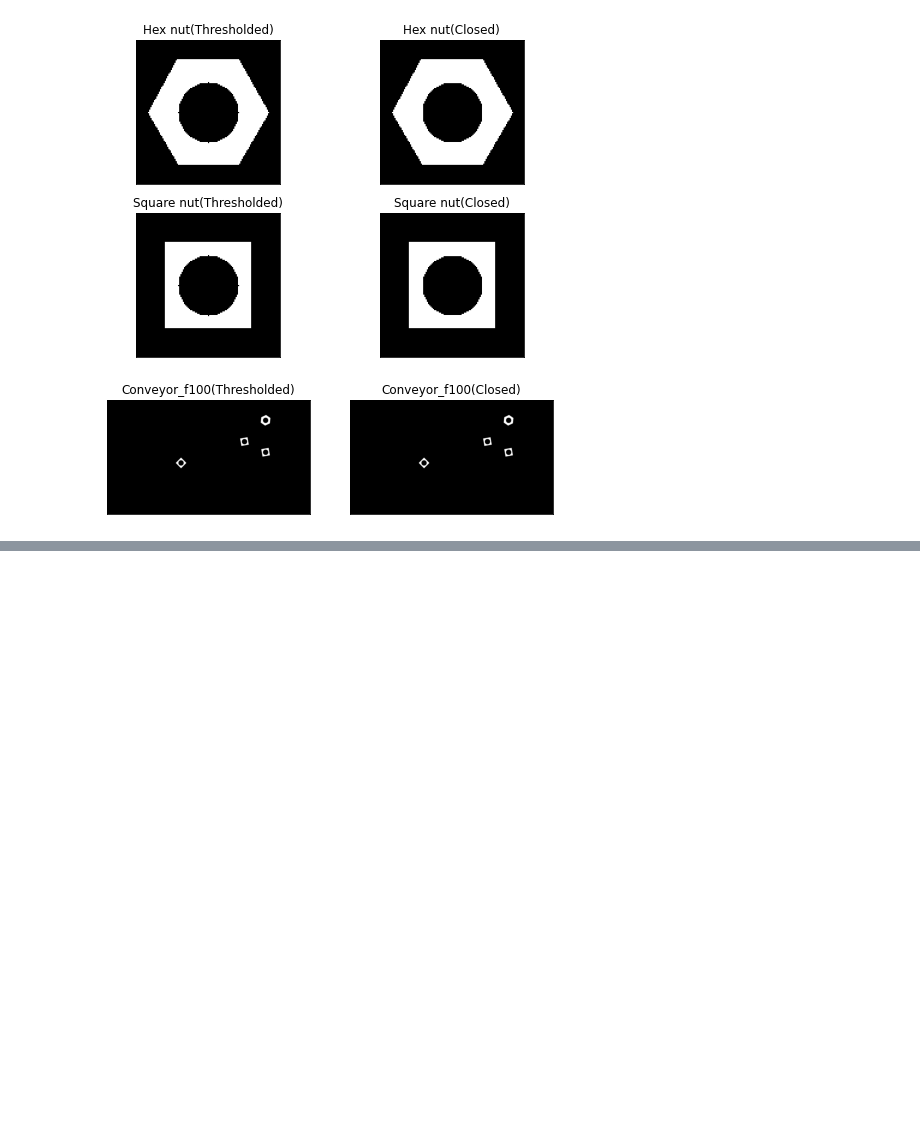
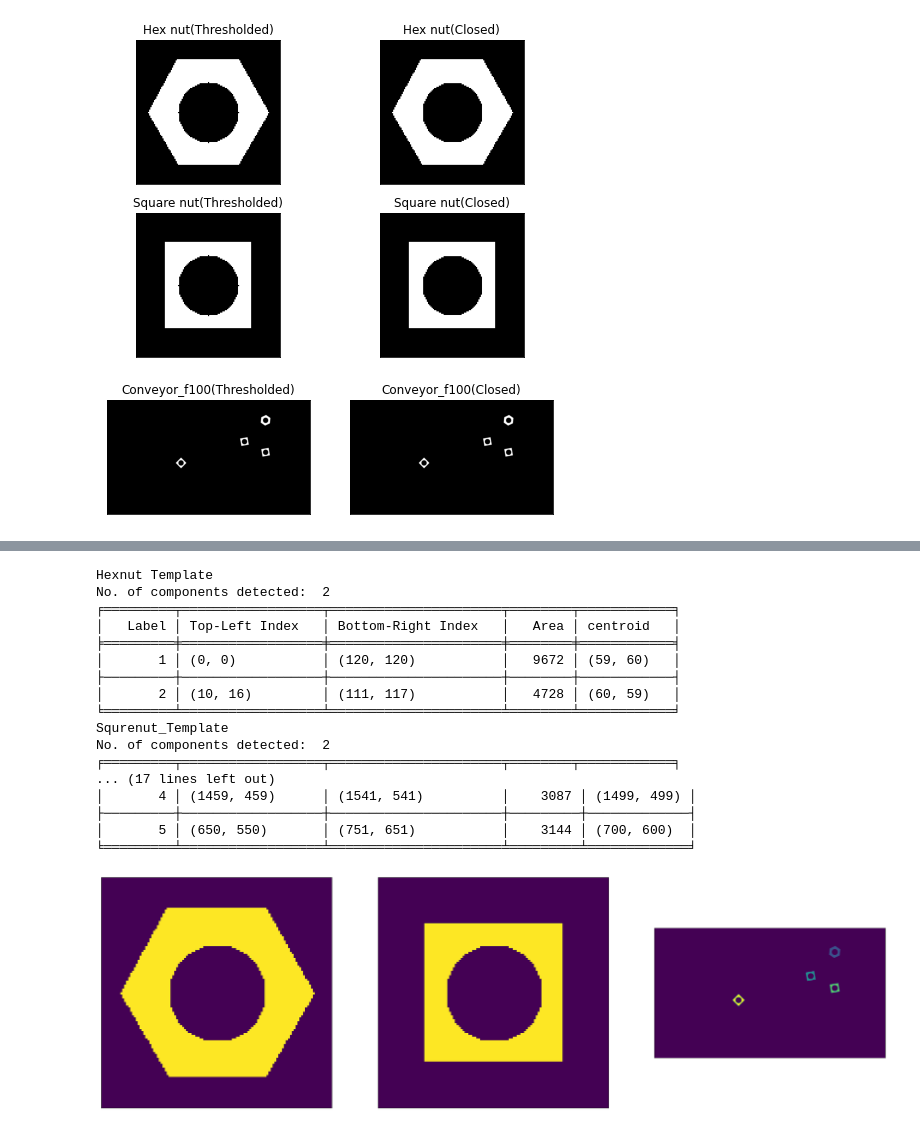
Before and after one commit to Uvin99/EN2550_Assignment3, a Jupyter notebook: Assignment3.ipynb, the cells around one changed output, grey strips where cells are left out. Cells and saved outputs as stored; diff of their text form; code cells hidden in the pictures; blank space fills up the shorter version.

```diff
--- a/Assignment3.ipynb
+++ b/Assignment3.ipynb
@@ -84,0 +92,45 @@ for i in range(3):
+# %%
+from tabulate import tabulate
+closed_imgs =  [closed_hexImg, closed_squreImg, closed_conveyor_f100]
+closed_titles = ["Hexnut Template ","Squrenut_Template","Conveyor_f100"]
+
+fig, ax = plt.subplots(1,3,figsize = (30,10))
+
+for i in range(3):
+    print(closed_titles[i])
+    retvals , labels, stats , centroids = cv.connectedComponentsWithStats(closed_imgs[i])
+    print("No. of components detected: ", retvals)
+    iterations = []
+    Headers = ["Label", "Top-Left Index","Bottom-Right Index","Area","centroid"]
+
+    for j in range(retvals):
+        x = round(stats[j, cv.CC_STAT_LEFT],2)
+        y = round(stats[j, cv.CC_STAT_TOP],2)
+        w = round(stats[j, cv.CC_STAT_WIDTH],2)
+        h = round(stats[j, cv.CC_STAT_HEIGHT],2)
+        area = round(stats[j,cv.CC_STAT_AREA])
+
+        iterations.append([j+1, (x,y),(x+w,y+w),area, (round(centroids[j][0]),round(centroids[j][1]))])
+    print(tabulate(iterations, headers = Headers, tablefmt='fancy_grid' ))
+
+    ax[i].imshow(labels )
+    ax[i].set_xticks([]), ax[i].set_yticks([])
+# %% [output]
+Hexnut Template
+No. of components detected:  2
+╒═════════╤══════════════════╤══════════════════════╤════════╤════════════╕
+│   Label │ Top-Left Index   │ Bottom-Right Index   │   Area │ centroid   │
+╞═════════╪══════════════════╪══════════════════════╪════════╪════════════╡
+│       1 │ (0, 0)           │ (120, 120)           │   9672 │ (59, 60)   │
+├─────────┼──────────────────┼──────────────────────┼────────┼────────────┤
+│       2 │ (10, 16)         │ (111, 117)           │   4728 │ (60, 59)   │
+╘═════════╧══════════════════╧══════════════════════╧════════╧════════════╛
+Squrenut_Template
+No. of components detected:  2
+╒═════════╤══════════════════╤══════════════════════╤════════╤════════════╕
+... (17 lines left out)
+│       4 │ (1459, 459)      │ (1541, 541)          │    3087 │ (1499, 499) │
+├─────────┼──────────────────┼──────────────────────┼─────────┼─────────────┤
+│       5 │ (650, 550)       │ (751, 651)           │    3144 │ (700, 600)  │
+╘═════════╧══════════════════╧══════════════════════╧═════════╧═════════════╛
+[figure, added]
```
Also changed, not shown: parts of 2 cells of this notebook.
